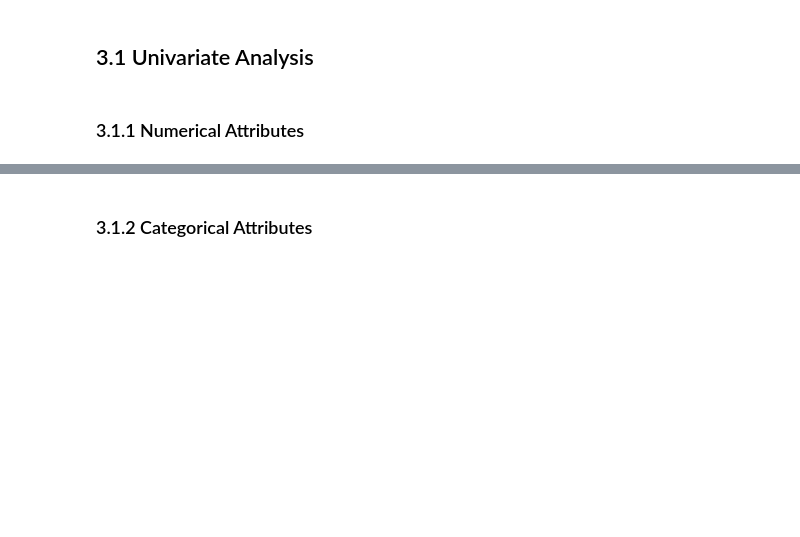
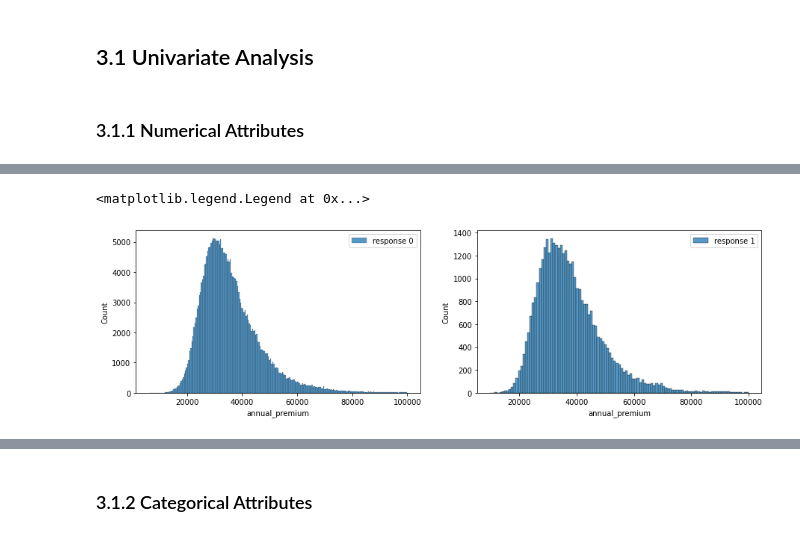
Before and after one commit to LessioGuilherme/pa004_health_insurance_cross_sell, a Jupyter notebook: pa004_health_insurance_cross_sell_sprint03.ipynb, the cells around one changed output, grey strips where cells are left out. Saved outputs shown, nothing was run; the diff lists cells and outputs as text; code cells hidden in the pictures; blank space fills up the shorter version.

```diff
--- a/pa004_health_insurance_cross_sell_sprint03.ipynb
+++ b/pa004_health_insurance_cross_sell_sprint03.ipynb
@@ -474,0 +483,12 @@ df3 = df2.copy()
+# %%
+aux1=df3[(df3['annual_premium']<100000)&(df3['annual_premium']>3000)&(df3['response']==0)]
+aux2=df3[(df3['annual_premium']<100000)&(df3['annual_premium']>3000)&(df3['response']==1)]
+# %%
+fig, axs = plt.subplots(ncols= 2, figsize = (15,4))
+sns.histplot(aux1['annual_premium'],kde=False, label='reponse 0', ax=axs[0])
+axs[0].legend(labels=['response 0'])
+sns.histplot(aux2['annual_premium'],kde=False, label='reponse 1', ax=axs[1])
+axs[1].legend(labels=['response 1'])
+# %% [output]
+<matplotlib.legend.Legend at 0x...>
+[figure, added]
```
Also changed, not shown: parts of 7 cells of this notebook.
